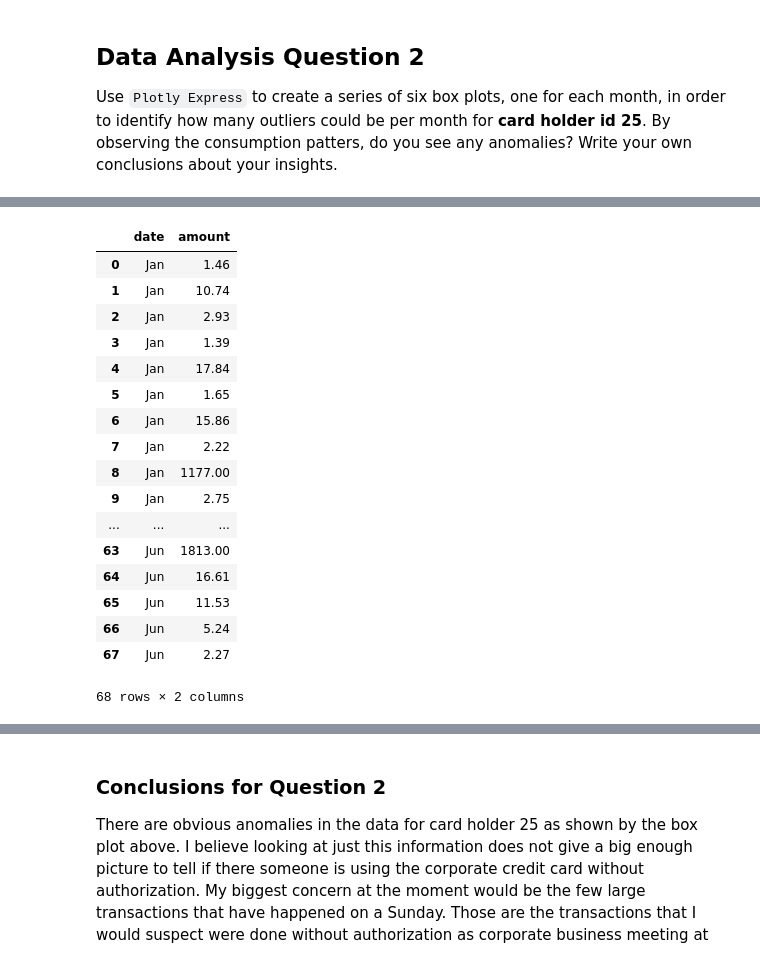
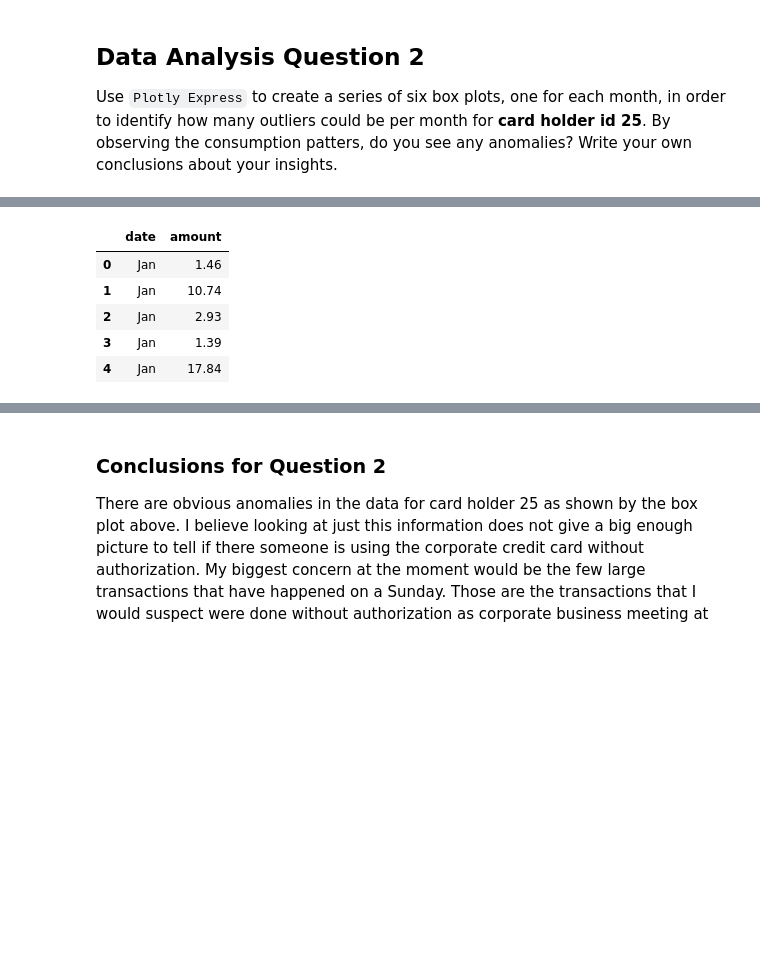
Before and after one commit to brettauc/SQL-Analysis, a Jupyter notebook: Code/visual_data_analysis.ipynb, the cells around one changed output, grey strips where cells are left out. Drawn from its saved outputs; the diff is of its cells as text; code cells hidden in the pictures; blank space fills up the shorter version.

```diff
--- a/Code/visual_data_analysis.ipynb
+++ b/Code/visual_data_analysis.ipynb
@@ -142,30 +116,18 @@ ch25_transactions_jan_jun_grp
 # %%
 # change the numeric month to month names
 from datetime import datetime
 ch25_transactions_jan_jun['date'] = (pd.to_datetime(ch25_transactions_jan_jun['date'], format='%Y%m%d')
                                      .dt.strftime('%b')
                                     )
 ch25_box_plot_df = ch25_transactions_jan_jun.drop(columns='ch_id')
-ch25_box_plot_df
+ch25_box_plot_df.head()
 # %% [output]
 |  | date | amount |
 | 0 | Jan | 1.46 |
 | 1 | Jan | 10.74 |
 | 2 | Jan | 2.93 |
 | 3 | Jan | 1.39 |
 | 4 | Jan | 17.84 |
-| 5 | Jan | 1.65 |
-| 6 | Jan | 15.86 |
-| 7 | Jan | 2.22 |
-| 8 | Jan | 1177.00 |
-| 9 | Jan | 2.75 |
-| ... | ... | ... |
-| 63 | Jun | 1813.00 |
-| 64 | Jun | 16.61 |
-| 65 | Jun | 11.53 |
-| 66 | Jun | 5.24 |
-| 67 | Jun | 2.27 |
-68 rows × 2 columns
 # %%
 # creating the six box plots using plotly express
 fig = px.box(ch25_box_plot_df, x='date',
```
Also changed, not shown: parts of 4 cells of this notebook, 1 other file.
